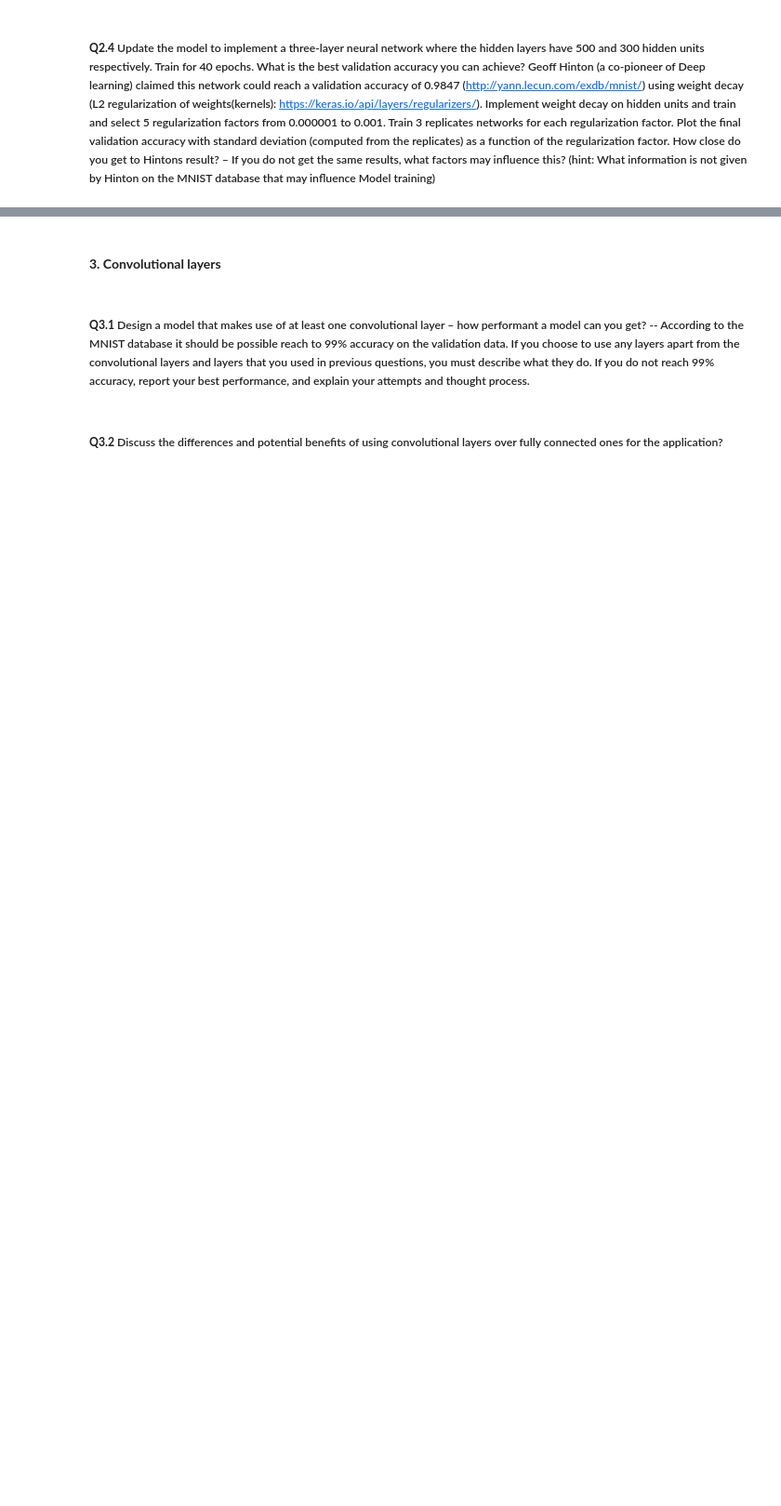
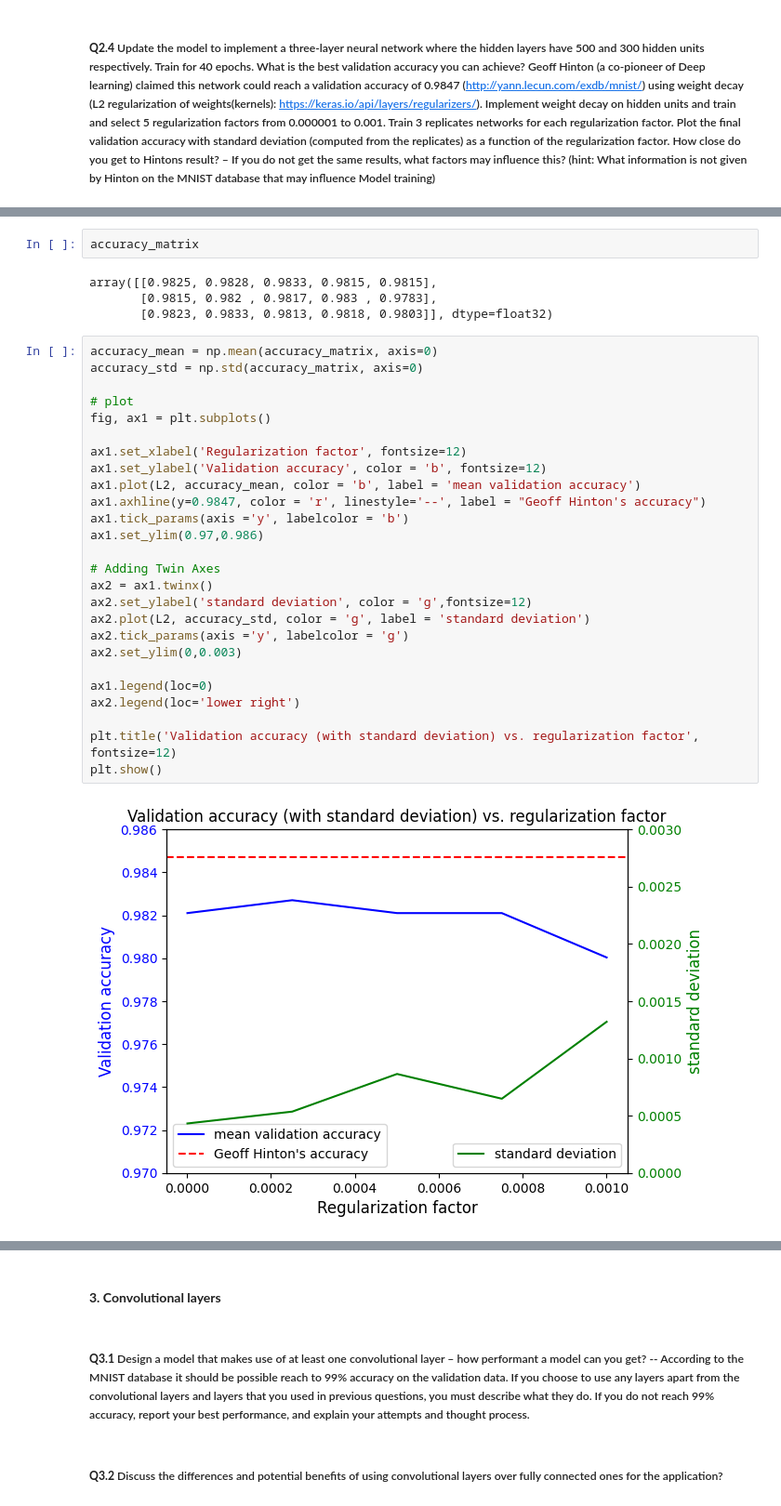
Before and after one commit to chenbin234/DAT405-DIT407-Introduction-to-data-science-and-AI, a Jupyter notebook: Assignment_7/notebook_week7.ipynb, the cells around one changed output, grey strips where cells are left out. Shown at 93% size. Cells and saved outputs as stored; diff of their text form; blank space fills up the shorter version.

```diff
--- a/Assignment_7/notebook_week7.ipynb
+++ b/Assignment_7/notebook_week7.ipynb
@@ -239,0 +242,34 @@ Test loss: 0.12490469962358475, Test accuracy 0.9797999858856201
+# %%
+accuracy_matrix
+# %% [output]
+array([[0.9825, 0.9828, 0.9833, 0.9815, 0.9815],
+       [0.9815, 0.982 , 0.9817, 0.983 , 0.9783],
+       [0.9823, 0.9833, 0.9813, 0.9818, 0.9803]], dtype=float32)
+# %%
+accuracy_mean = np.mean(accuracy_matrix, axis=0)
+accuracy_std = np.std(accuracy_matrix, axis=0)
+
+# plot
+fig, ax1 = plt.subplots()
+
+ax1.set_xlabel('Regularization factor', fontsize=12)
+ax1.set_ylabel('Validation accuracy', color = 'b', fontsize=12)
+ax1.plot(L2, accuracy_mean, color = 'b', label = 'mean validation accuracy')
+ax1.axhline(y=0.9847, color = 'r', linestyle='--', label = "Geoff Hinton's accuracy")
+ax1.tick_params(axis ='y', labelcolor = 'b')
+ax1.set_ylim(0.97,0.986)
+
+# Adding Twin Axes
+ax2 = ax1.twinx()
+ax2.set_ylabel('standard deviation', color = 'g',fontsize=12)
+ax2.plot(L2, accuracy_std, color = 'g', label = 'standard deviation')
+ax2.tick_params(axis ='y', labelcolor = 'g')
+ax2.set_ylim(0,0.003)
+
+ax1.legend(loc=0)
+ax2.legend(loc='lower right')
+
+plt.title('Validation accuracy (with standard deviation) vs. regularization factor', fontsize=12)
+plt.show()
+# %% [output]
+[figure, added]
```
Also changed, not shown: parts of 7 cells of this notebook, 1 other file.
